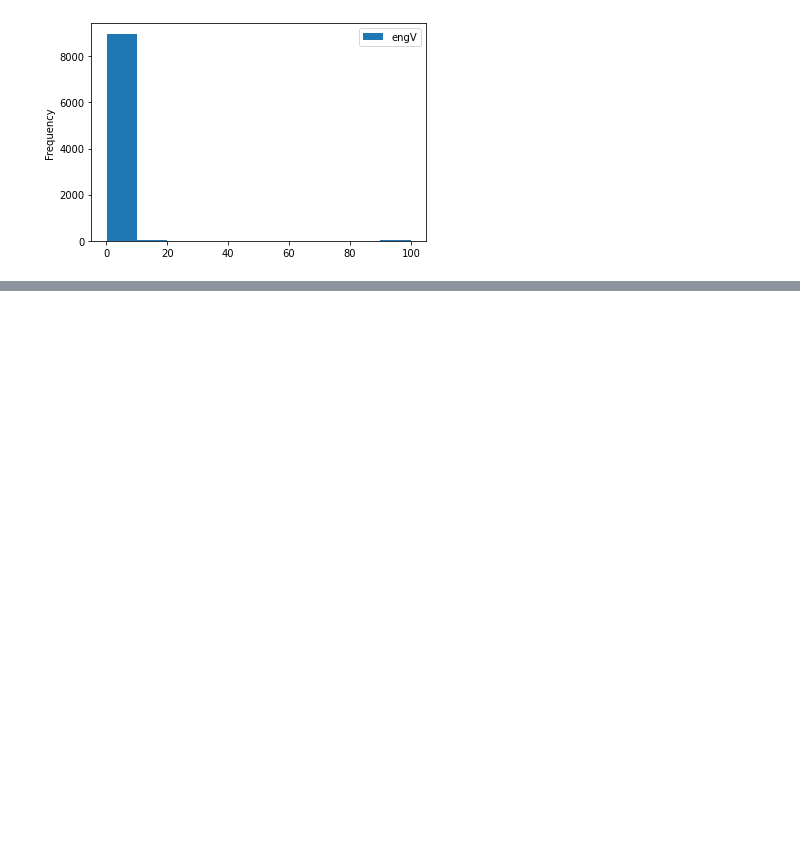
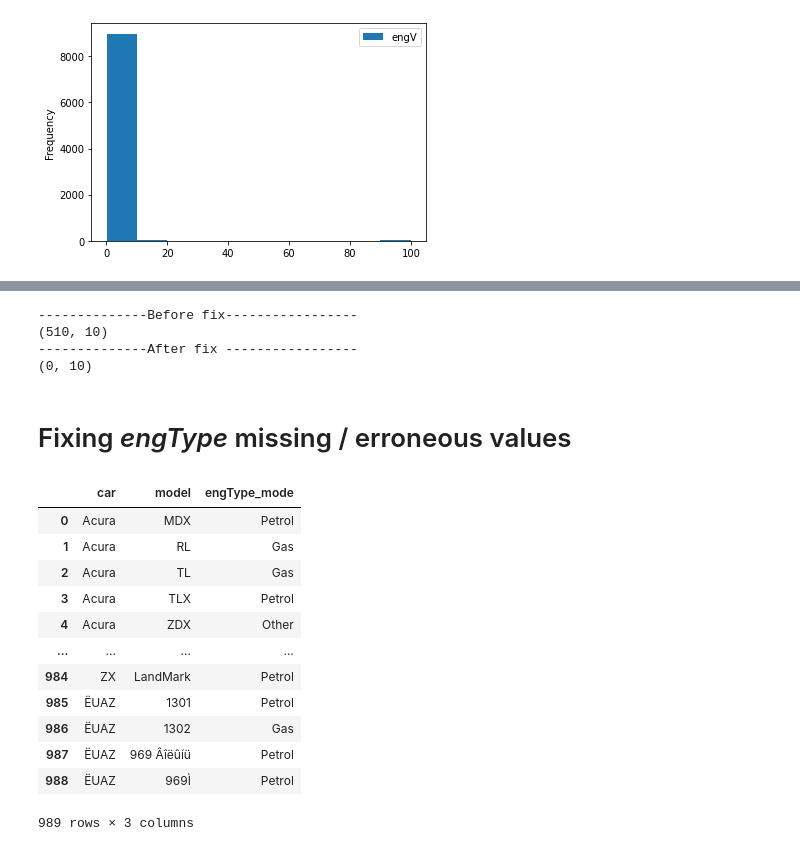
Before and after one commit to yoganandaraol/EDA_CarSales, a Jupyter notebook: EDA_CarSales_Project.ipynb, the cells around one changed output, grey strips where cells are left out. Drawn from its saved outputs; the diff is of its cells as text; code cells hidden in the pictures; blank space fills up the shorter version.

Commit message:
Data cleansing

```diff
--- a/EDA_CarSales_Project.ipynb
+++ b/EDA_CarSales_Project.ipynb
@@ -549,0 +332,71 @@ engType_modes.head()
+# %%
+'''
+Function that return drive value for missing records
+'''
+def get_missing_drive(r):
+    if pd.isnull(r.drive):
+        return drive_mode[(drive_mode.car == r.car) & (drive_mode.model == r.model)].drive_mode.values[0]
+    else:
+        return r.drive
+
+'''
+Fix the missing drive values
+'''
+print('--------------Before fix-----------------')
+print(carsales_df[carsales_df.drive.isnull()].shape)
+
+carsales_df.drive = carsales_df.apply(get_missing_drive, axis=1)
+print('--------------After fix -----------------')
+print(carsales_df[carsales_df.drive.isnull()].shape)
+# %% [output]
+--------------Before fix-----------------
+(510, 10)
+--------------After fix -----------------
+(0, 10)
+# %% [markdown]
+# Fixing *engType* missing / erroneous values
+# %%
+'''
+Function that removes the null entries of engType and returns dataframe
+'''
+def get_clensed_data_for_engType():
+    return pd.DataFrame(carsales_df[carsales_df.engType.isnull() == False])
+
+
+'''
+Function that computes the mode value of drive based on make and model
+'''
+def compute_engType(r):
+    car_make = r.name[0]
+    car_model = r.name[1]
+    if r.count() > 0:
+        return r.mode()
+    else:
+        engType_df = get_clensed_data_for_engType()
+        engType_make = engType_df[engType_df.car == car_make].engType
+        if engType_make.count() > 0:
+            return engType_make.mode()
+        else:
+            return engType_df.engType.mode()
+
+
+'''
+Create a staging "engType mode" dataframe for  all combinations of make and model
+'''
+engType_mode = carsales_df.groupby(['car','model']).engType.apply(compute_engType).reset_index()
+engType_mode.rename(columns={'engType':'engType_mode'}, inplace=True)
+engType_mode.drop('level_2', axis=1)
+# %% [output]
+|  | car | model | engType_mode |
+| 0 | Acura | MDX | Petrol |
+| 1 | Acura | RL | Gas |
+| 2 | Acura | TL | Gas |
+| 3 | Acura | TLX | Petrol |
+| 4 | Acura | ZDX | Other |
+| ... | ... | ... | ... |
+| 984 | ZX | LandMark | Petrol |
+| 985 | ËUAZ | 1301 | Petrol |
+| 986 | ËUAZ | 1302 | Gas |
+| 987 | ËUAZ | 969 Âîëûíü | Petrol |
+| 988 | ËUAZ | 969Ì | Petrol |
+989 rows × 3 columns
```
Also changed, not shown: parts of 56 cells of this notebook.
